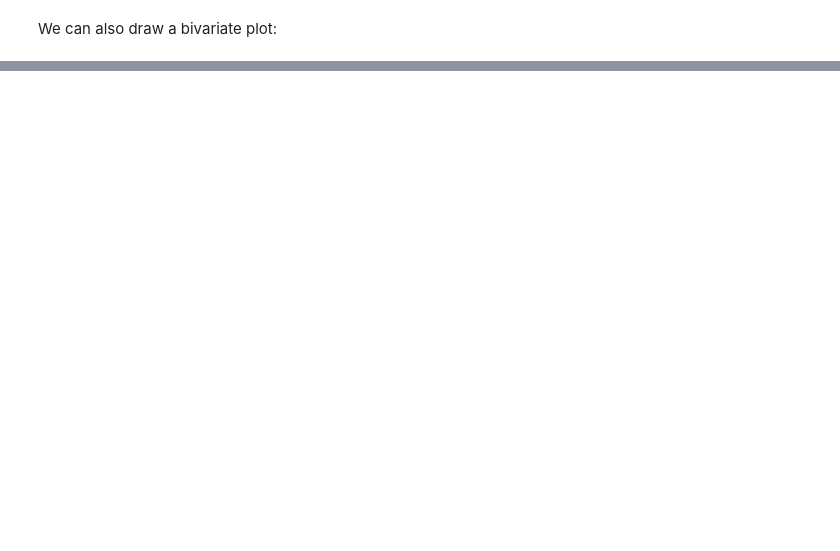
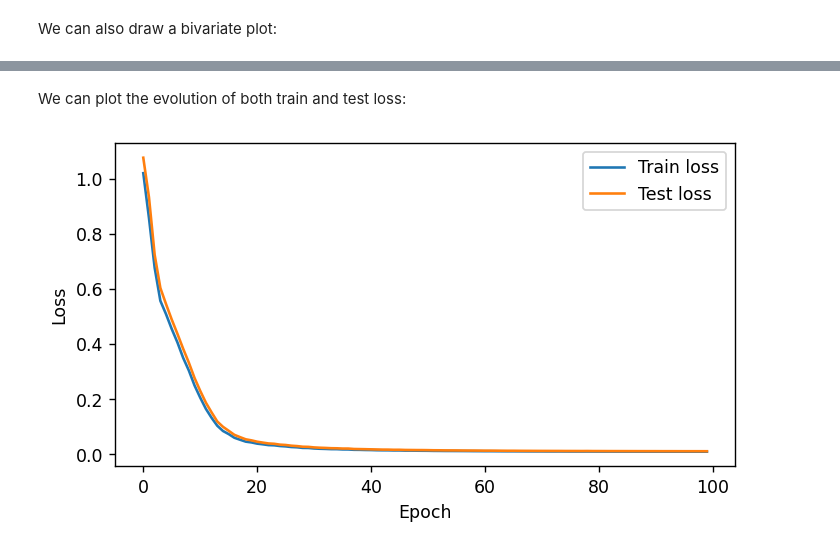
Before and after one commit to einigl/ism-model-nn-approximation, a Jupyter notebook: example-notebooks/training.ipynb, the cells around one changed output, grey strips where cells are left out. Drawn from its saved outputs; the diff is of its cells as text; code cells hidden in the pictures; blank space fills up the shorter version.

```diff
--- a/example-notebooks/training.ipynb
+++ b/example-notebooks/training.ipynb
@@ -63,0 +205,17 @@ model = FullyConnected(layers_sizes, activation)
+# %%
+# Epochs
+epochs = 100
+
+# Batch size
+batch_size = 10
+
+# Loss function
+loss = nn.MSELoss()
+
+# Optimizer
+learning_rate = 1e-3
+optimizer = optim.Adam(net.parameters(), learning_rate)
+
+# Scheduler
+gamma = (1e-2)**(1/epochs)
+scheduler = optim.lr_scheduler.ExponentialLR(optimizer, gamma)
@@ -63,0 +224,11 @@ model = FullyConnected(layers_sizes, activation)
+# %%
+learning_params = LearningParameters(loss, epochs, batch_size, optimizer, scheduler)
+
+results = learning_procedure(
+    net,
+    dataset,
+    learning_params,
+    val_frac=test_frac,
+)
+
+print("Results keys:", list(results.keys()))
@@ -63,0 +249,15 @@ model = FullyConnected(layers_sizes, activation)
+# %% [markdown]
+We can plot the evolution of both train and test loss:
+# %%
+plt.figure(dpi=125, figsize=(6.4, 0.7*4.8))
+
+plt.plot(results["train_loss"], label="Train loss")
+plt.plot(results["val_loss"], label="Test loss")
+
+plt.xlabel("Epoch")
+plt.ylabel("Loss")
+plt.legend()
+
+plt.show()
+# %% [output]
+[figure, added]
```
Also changed, not shown: parts of 37 cells of this notebook, 5 other files.
